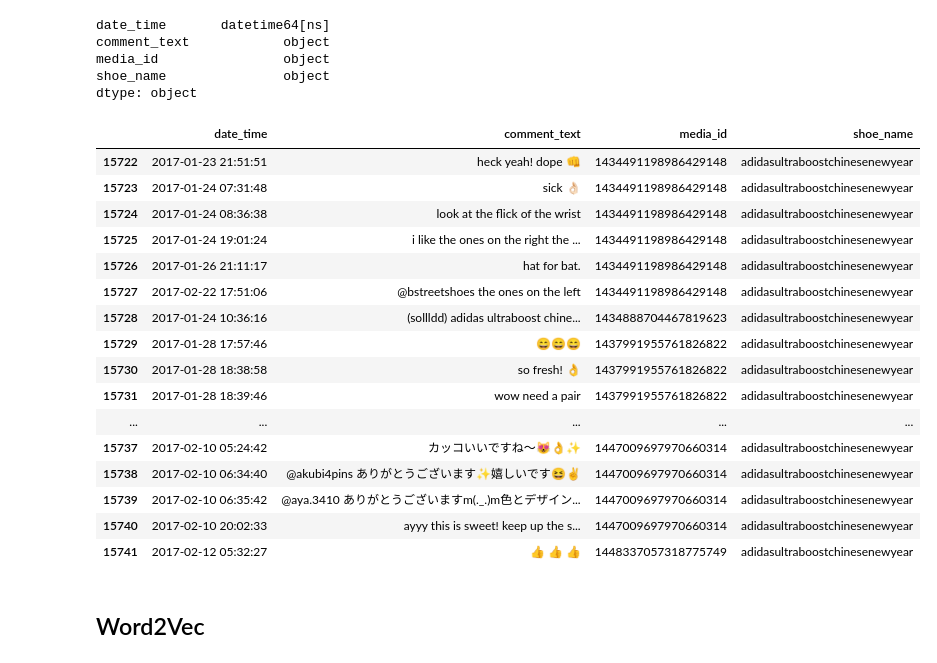
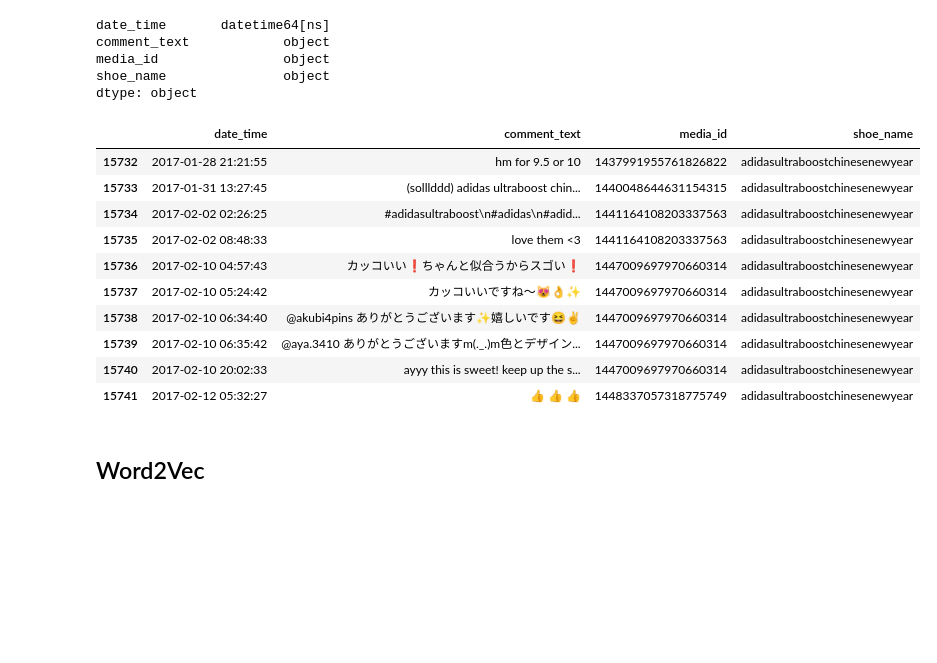
Before and after one commit to maludee/sneaker-forecast-app, a Jupyter notebook: instagram_comment_analysis.ipynb, the cells around one changed output. Drawn from its saved outputs; the diff is of its cells as text; code cells hidden in the pictures; blank space fills up the shorter version.

```diff
--- a/instagram_comment_analysis.ipynb
+++ b/instagram_comment_analysis.ipynb
@@ -42,20 +45,14 @@ shoe_name               object
 dtype: object
 # %%
 comments_df['comment_text'] = comments_df['comment_text'].str.lower()
-comments_df.tail(20)
+comments_df.tail(10)
 # %% [output]
 |  | date_time | comment_text | media_id | shoe_name |
-| 15722 | 2017-01-23 21:51:51 | heck yeah! dope 👊 | 1434491198986429148 | adidasultraboostchinesenewyear |
-| 15723 | 2017-01-24 07:31:48 | sick 👌🏻 | 1434491198986429148 | adidasultraboostchinesenewyear |
-| 15724 | 2017-01-24 08:36:38 | look at the flick of the wrist | 1434491198986429148 | adidasultraboostchinesenewyear |
-| 15725 | 2017-01-24 19:01:24 | i like the ones on the right the ... | 1434491198986429148 | adidasultraboostchinesenewyear |
-| 15726 | 2017-01-26 21:11:17 | hat for bat. | 1434491198986429148 | adidasultraboostchinesenewyear |
-| 15727 | 2017-02-22 17:51:06 | @bstreetshoes the ones on the left | 1434491198986429148 | adidasultraboostchinesenewyear |
-| 15728 | 2017-01-24 10:36:16 | (sollldd) adidas ultraboost chine... | 1434888704467819623 | adidasultraboostchinesenewyear |
-| 15729 | 2017-01-28 17:57:46 | 😄😄😄 | 1437991955761826822 | adidasultraboostchinesenewyear |
-| 15730 | 2017-01-28 18:38:58 | so fresh! 👌 | 1437991955761826822 | adidasultraboostchinesenewyear |
-| 15731 | 2017-01-28 18:39:46 | wow need a pair | 1437991955761826822 | adidasultraboostchinesenewyear |
-| ... | ... | ... | ... | ... |
+| 15732 | 2017-01-28 21:21:55 | hm for 9.5 or 10 | 1437991955761826822 | adidasultraboostchinesenewyear |
+| 15733 | 2017-01-31 13:27:45 | (solllddd) adidas ultraboost chin... | 1440048644631154315 | adidasultraboostchinesenewyear |
+| 15734 | 2017-02-02 02:26:25 | #adidasultraboost\n#adidas\n#adid... | 1441164108203337563 | adidasultraboostchinesenewyear |
+| 15735 | 2017-02-02 08:48:33 | love them <3 | 1441164108203337563 | adidasultraboostchinesenewyear |
+| 15736 | 2017-02-10 04:57:43 | カッコいい❗ちゃんと似合うからスゴい❗ | 1447009697970660314 | adidasultraboostchinesenewyear |
 | 15737 | 2017-02-10 05:24:42 | カッコいいですね〜😻👌✨ | 1447009697970660314 | adidasultraboostchinesenewyear |
 | 15738 | 2017-02-10 06:34:40 | @akubi4pins ありがとうございます✨嬉しいです😆✌️ | 1447009697970660314 | adidasultraboostchinesenewyear |
 | 15739 | 2017-02-10 06:35:42 | @aya.3410 ありがとうございますm(._.)m色とデザイン... | 1447009697970660314 | adidasultraboostchinesenewyear |
```
Also changed, not shown: parts of 10 cells of this notebook, 1 other file.
